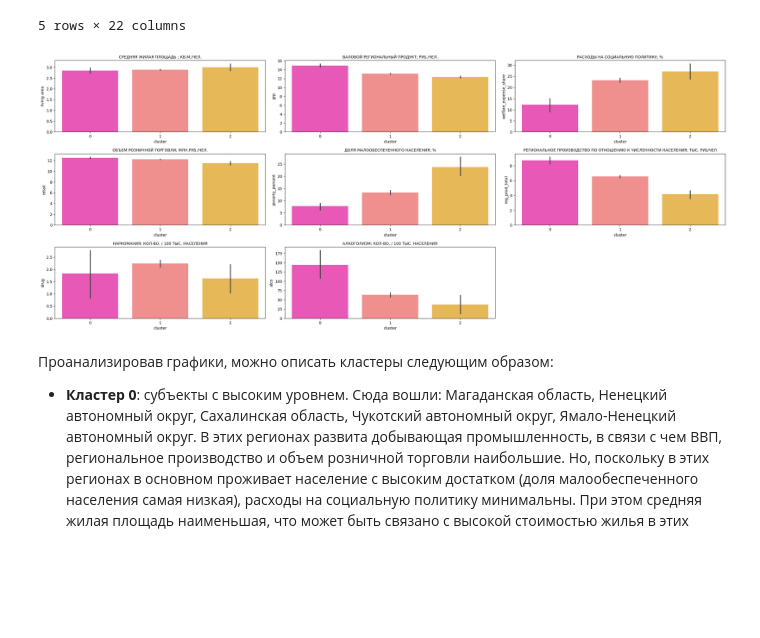
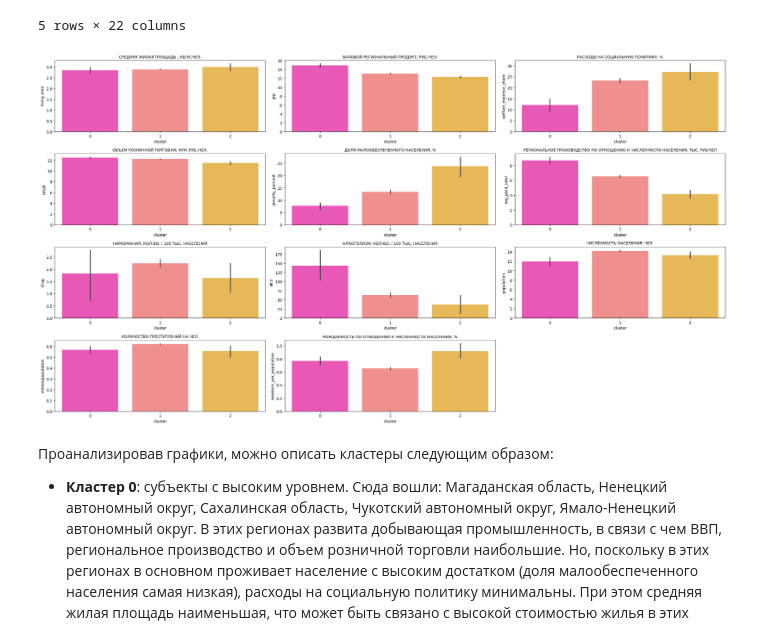
Before and after one commit to vokhmianin-da/social_russia_project, a Jupyter notebook: Diplom_4.ipynb, the cells around one changed output. Saved outputs shown, nothing was run; the diff lists cells and outputs as text; code cells hidden in the pictures; blank space fills up the shorter version.

```diff
--- a/Diplom_4.ipynb
+++ b/Diplom_4.ipynb
@@ -37,36 +37,42 @@ display(df.head())
 | Астраханская область | 0.461571 | 64679.9 | 6.030926 | 624.5 | 0.000000 | ... |
 | Белгородская область | 0.322450 | 74637.4 | 4.921440 | 388.2 | 0.000000 | ... |
 5 rows × 22 columns
+# %%
+# Введем показатель отношения кол-ва преступлений к численности населения
+df['crimes/population'] = df['all crimes'] / df['population']
 # %%
 title=['Средняя жилая площадь ; кв.м./чел.',
        'Валовой региональный продукт; руб./чел.',
        'Расходы на социальную политику; %', 'Объем розничной торговли; млн.руб./чел.',
        'Доля малообеспеченного населения; %',
        'Региональное производство по отношению к численности населения; тыс. руб/чел',
        'Наркомания: кол-во. / 100 тыс. населения',
-       'Алкоголизм: кол-во. / 100 тыс. населения'
+       'Алкоголизм: кол-во. / 100 тыс. населения',
+       'Численность населения: чел.',
+       'Количество преступлений на чел.',
+       'Рождаемость по отношению к численности населения: %'
        ]
 
 cols = df[
     [
         'living area',
         'grp',
         'welfare_expense_share',
         'retail',
         'poverty_percent',
-        'reg_prod_total', 'drug', 'alco'
+        'reg_prod_total', 'drug', 'alco', 'population','crimes/population', 'newborn_per_population'
     ]
 ].columns.tolist()
 plt.figure(figsize=(25, 30))
 
 for i, variable in enumerate(cols):
     plt.subplot(9, 3, i + 1)
     sns.barplot(x=df['cluster'], y=df[variable], palette="spring")
     plt.tight_layout()
     plt.title(title[i].upper(), fontsize = 10)
 plt.show()
 # %% [output]
-[figure, old version]
+[figure, new version]
 # %% [markdown]
 Проанализировав графики, можно описать кластеры следующим образом:
 - **Кластер 0**: субъекты с высоким уровнем. Сюда вошли: Магаданская область, Ненецкий автономный округ, Сахалинская область, Чукотский автономный округ, Ямало-Ненецкий автономный округ. В этих регионах развита добывающая промышленность, в связи с чем ВВП, региональное производство и объем розничной торговли наибольшие. Но, поскольку в этих регионах в основном проживает население с высоким достатком (доля малообеспеченного населения самая низкая), расходы на социальную политику минимальны. При этом средняя жилая площадь наименьшая, что может быть связано с высокой стоимостью жилья в этих регионах.
```
Also changed, not shown: parts of 25 cells of this notebook.
